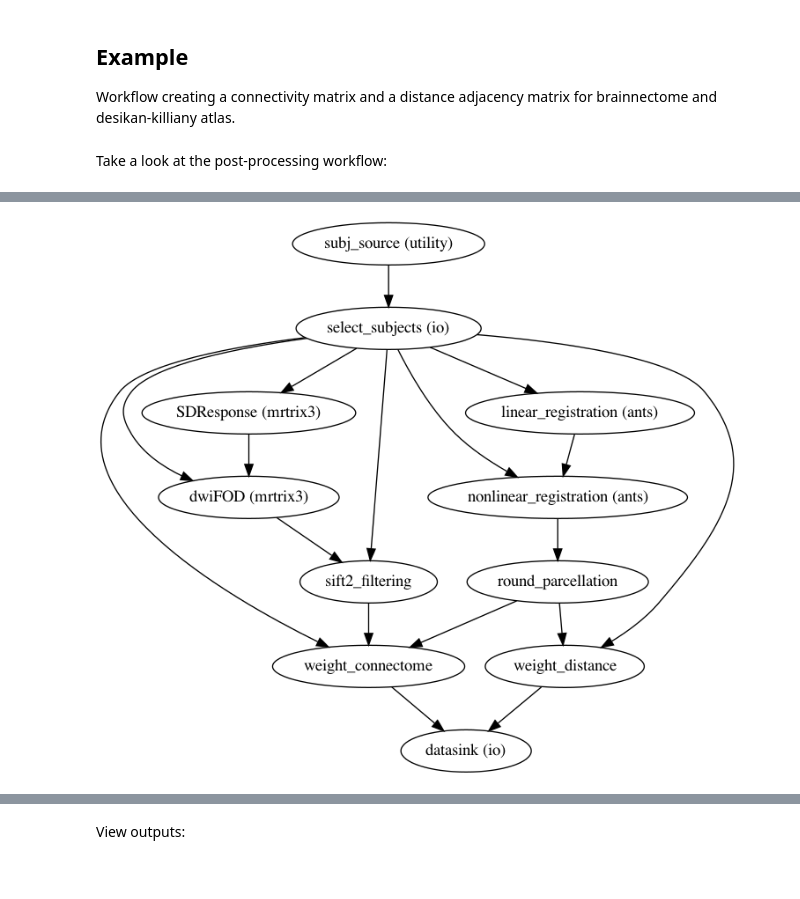
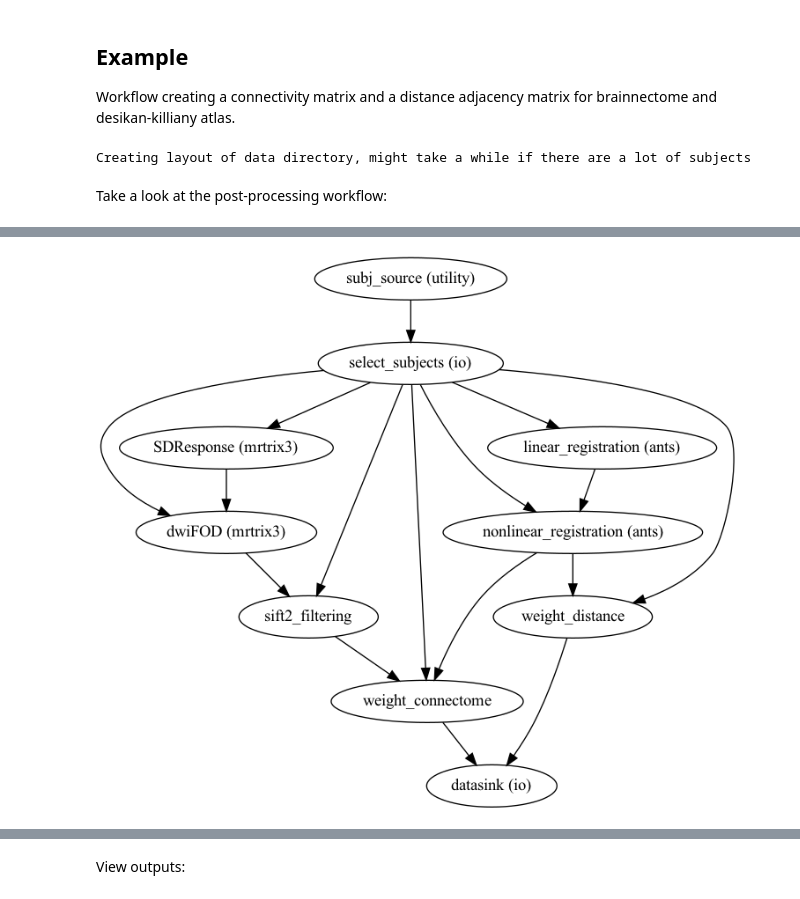
Before and after one commit to benjaminsipes/pipetography, a Jupyter notebook: 03_connectomes.ipynb, the cells around one changed output, grey strips where cells are left out. Drawn from its saved outputs; the diff is of its cells as text; code cells hidden in the pictures.

Commit message:
remove round parcellation, close #32

```diff
--- a/03_connectomes.ipynb
+++ b/03_connectomes.ipynb
@@ -75,9 +75,8 @@ class connectome:
                 (self.PostProcNodes.select_files, self.PostProcNodes.linear_reg, [('brain', 'fixed_image')]),
                 (self.PostProcNodes.linear_reg, self.PostProcNodes.nonlinear_reg, [('warped_image', 'moving_image')]),
                 (self.PostProcNodes.select_files, self.PostProcNodes.nonlinear_reg, [('brain', 'fixed_image')]),
-                (self.PostProcNodes.nonlinear_reg, self.PostProcNodes.round_atlas, [('warped_image', 'in_file')]),
-                (self.PostProcNodes.round_atlas, self.PostProcNodes.connectome, [('out_file', 'in_parc')]),
-                (self.PostProcNodes.round_atlas, self.PostProcNodes.distance, [('out_file', 'in_parc')]),
+                (self.PostProcNodes.nonlinear_reg, self.PostProcNodes.connectome, [('warped_image', 'in_parc')]),
+                (self.PostProcNodes.nonlinear_reg, self.PostProcNodes.distance, [('warped_image', 'in_parc')]),
                 (self.PostProcNodes.select_files, self.PostProcNodes.response, [('dwi_mif', 'in_file')]),
                 (self.PostProcNodes.select_files, self.PostProcNodes.fod, [('dwi_mif', 'in_file')]),
                 (self.PostProcNodes.select_files, self.PostProcNodes.fod, [('mask', 'mask_file')]),
@@ -160,3 +153,11 @@ post_wf = connectome(BIDS_dir='/Users/xxie/sample_data/dwipreproc/BIDS_output',
+# %%
+#example
+post_wf = connectome(BIDS_dir='./testing/BIDS_dir',
+                     atlas_list=['./testing/Atlases/BN_Atlas_246_1mm.nii.gz',
+                                 './testing/Atlases/DK_Atlas_86_2mm.nii.gz'],
+                     skip_tuples=[('11045', '02')])
+# %% [output]
+Creating layout of data directory, might take a while if there are a lot of subjects
 # %% [markdown]
 Take a look at the post-processing workflow:
 # %%
@@ -166,5 +167,5 @@ from IPython.display import Image
 post_wf.create_nodes()
 post_wf.connect_nodes(wf_name='connectomes')
 post_wf.draw_pipeline(graph_type='flat')
-Image('/Users/xxie/sample_data/dwipreproc/BIDS_output/derivatives/pipetography/graph/postprocessing.png')
+Image('./testing/BIDS_dir/derivatives/pipetography/graph/postprocessing.png')
 # %% [output]
@@ -175,4 +175,4 @@ Data sink (output folder) is set to /Users/xxie/sample_data/dwipreproc/BIDS_outp
-[figure, old version]
+[figure, new version]
 # %%
 #example
 post_wf.run_pipeline(parallel=2)
```
Also changed, not shown: parts of 6 cells of this notebook, 7 other files.
